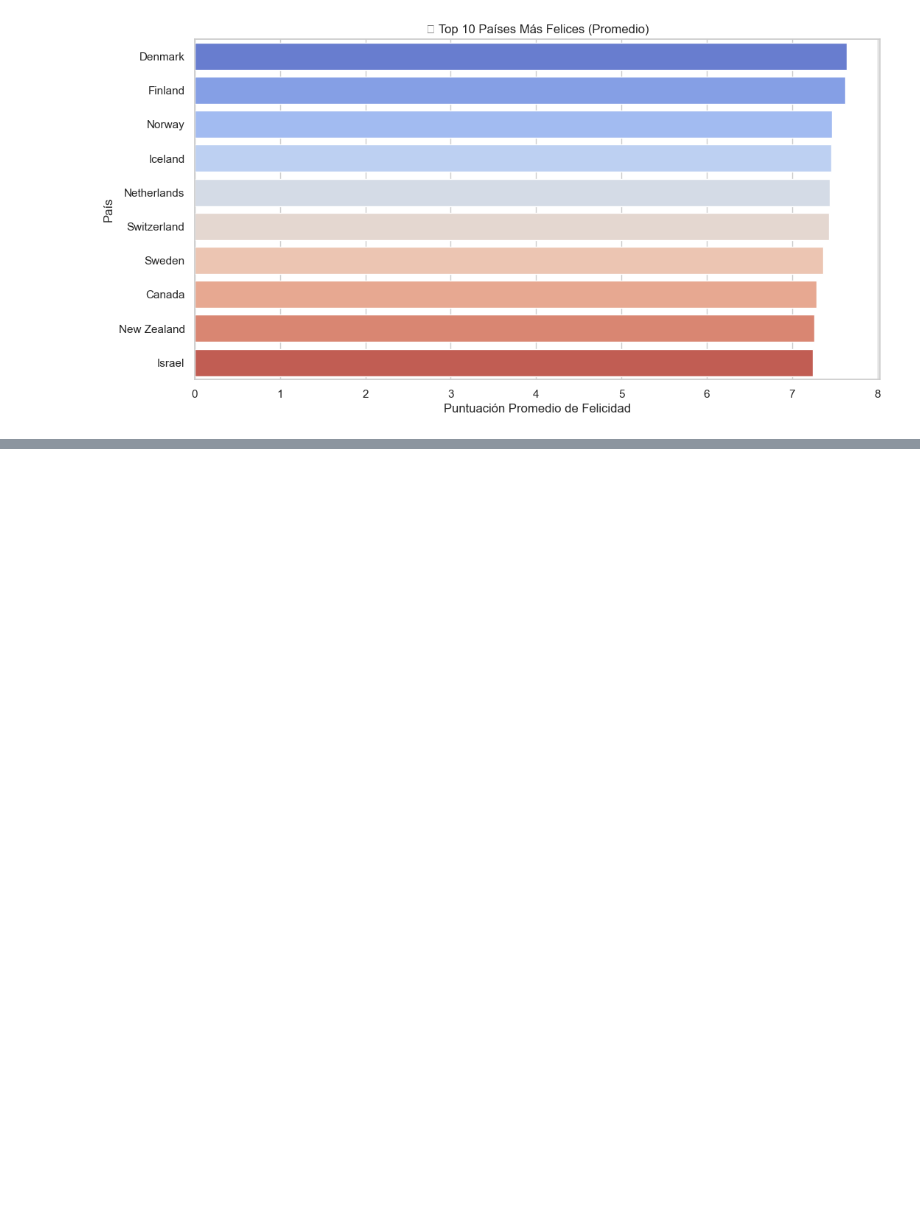
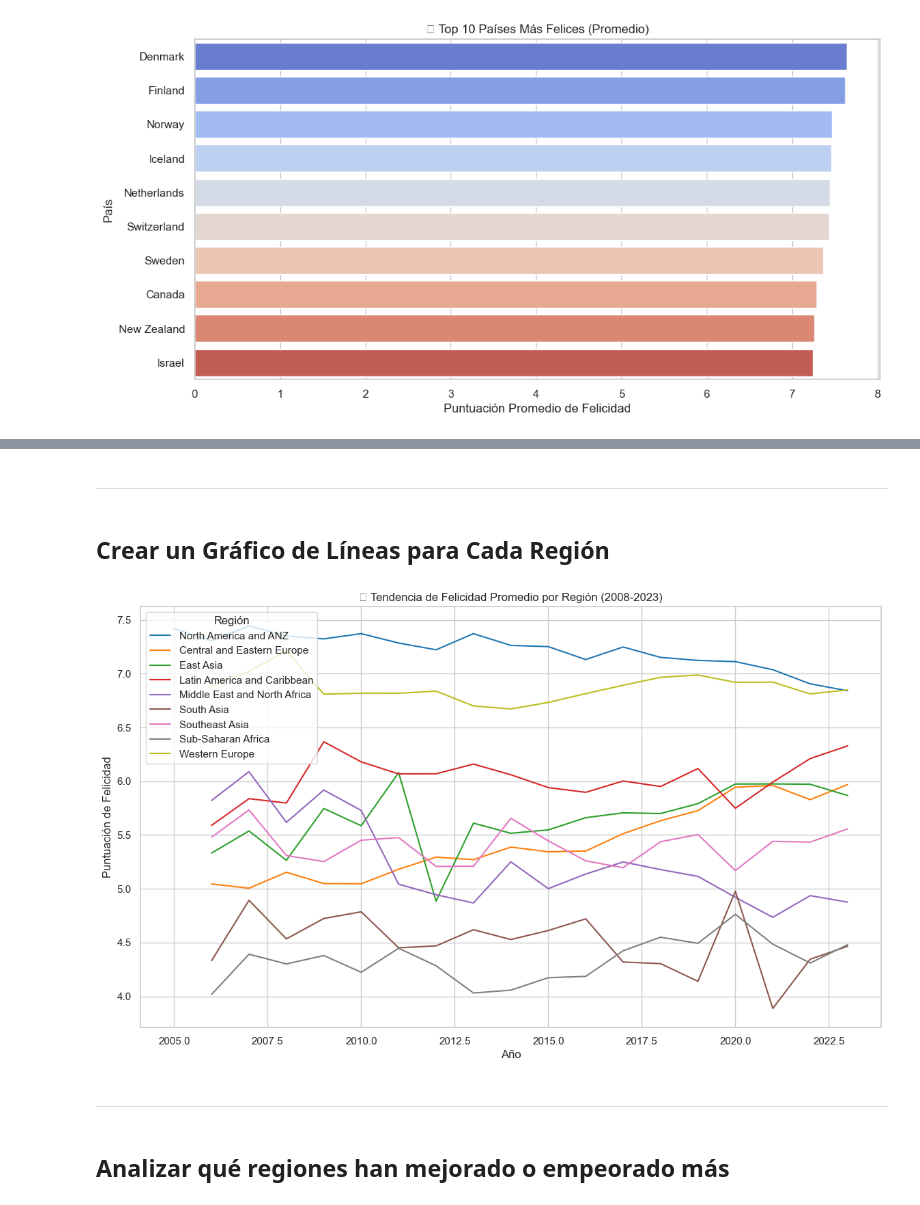
Before and after one commit to MLopezCastro/World-Happiness-2024, a Jupyter notebook: World Happiness 2024.ipynb, the cells around one changed output, grey strips where cells are left out. Cells and saved outputs as stored; diff of their text form; code cells hidden in the pictures; blank space fills up the shorter version.

```diff
--- a/World Happiness 2024.ipynb
+++ b/World Happiness 2024.ipynb
@@ -807,0 +812,6 @@ Passing `palette` without assigning `hue` is deprecated and will be removed in v
+# %%
+# Calcular la felicidad promedio por región y año
+tendencia_region = clean_data_table.groupby(['year', 'Region'])['Life Ladder'].mean().reset_index()
+
+# Mostrar los primeros registros
+print(tendencia_region.head(10))
@@ -807,0 +830,21 @@ Passing `palette` without assigning `hue` is deprecated and will be removed in v
+# %% [markdown]
+--------------
+# %% [markdown]
+## Crear un Gráfico de Líneas para Cada Región ##
+# %%
+# Crear un gráfico de líneas para las tendencias de felicidad por región
+plt.figure(figsize=(14, 8))
+sns.lineplot(data=tendencia_region, x='year', y='Life Ladder', hue='Region', palette='tab10')
+
+# Configurar el gráfico
+plt.title('📈 Tendencia de Felicidad Promedio por Región (2008-2023)')
+plt.xlabel('Año')
+plt.ylabel('Puntuación de Felicidad')
+plt.legend(title='Región')
+plt.show()
+# %% [output]
+[figure, added]
+# %% [markdown]
+-------------
+# %% [markdown]
+## Analizar qué regiones han mejorado o empeorado más ##
```
Also changed, not shown: parts of 14 cells of this notebook.
